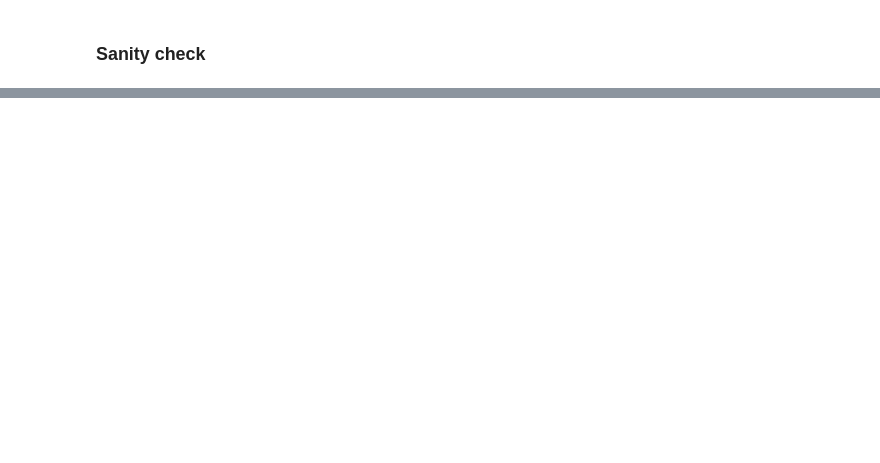
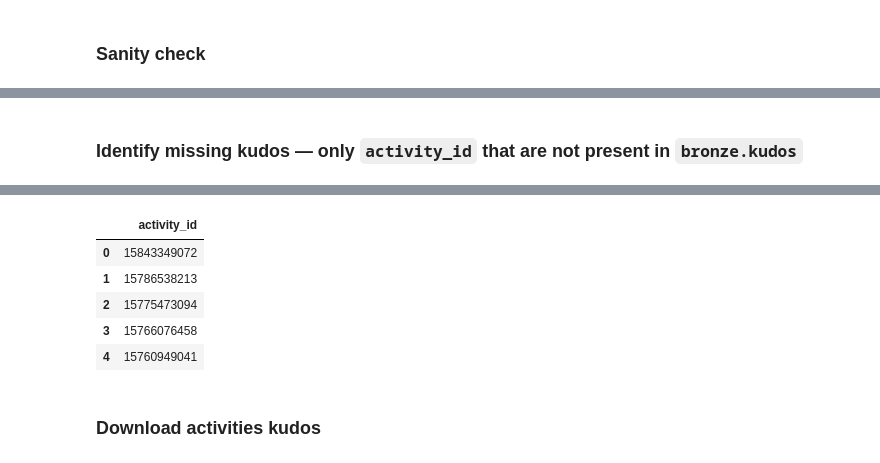
Before and after one commit to lowickib/Strava-Analytics, a Jupyter notebook: 1_API_and_Bronze_Layer.ipynb, the cells around one changed output, grey strips where cells are left out. Drawn from its saved outputs; the diff is of its cells as text; code cells hidden in the pictures; blank space fills up the shorter version.

```diff
--- a/1_API_and_Bronze_Layer.ipynb
+++ b/1_API_and_Bronze_Layer.ipynb
@@ -24,6 +24,7 @@ load_dotenv()
 AUTH_URL = os.getenv('AUTH_URL')
 ACTIVITIES_URL = os.getenv('ACTIVITIES_URL')
 ACTIVITY_DETAIL_URL_TMPL = os.getenv('ACTIVITY_DETAIL_URL_TMPL')
+ACTIVITY_KUDOS_URL_TMPL = os.getenv('ACTIVITY_KUDOS_URL_TMPL')
 
 # API keys
 CLIENT_ID = os.getenv('CLIENT_ID')
@@ -37,6 +38,7 @@ DB_URI = os.getenv('DB_URI')
 TARGET_B_SCHEMA = os.getenv('TARGET_B_SCHEMA')
 ACTIVITIES_B_TABLE = os.getenv('ACTIVITIES_B_TABLE')
 DETAILS_B_TABLE = os.getenv('DETAILS_B_TABLE')
+KUDOS_B_TABLE = os.getenv('KUDOS_B_TABLE')
 
 # Pagination
 PER_PAGE = int(os.getenv('PER_PAGE'))
@@ -598,7 +598,7 @@ else:
 
   # 1) Check if table exists in PostgreSQL
   if not insp.has_table(table_name=DETAILS_B_TABLE, schema=TARGET_B_SCHEMA):
-    details_df_new[0].to_sql(
+    details_df_new.head(0).to_sql(
       DETAILS_B_TABLE,
       engine,
       schema=TARGET_B_SCHEMA,
@@ -705,0 +679,15 @@ df2
+# %% [markdown]
+### Identify missing kudos — only `activity_id` that are not present in `bronze.kudos`
+# %%
+with engine.begin() as conn:
+  conn.execute(text(f"""
+    CREATE TABLE IF NOT EXISTS {TARGET_B_SCHEMA}.{KUDOS_B_TABLE} (id TEXT PRIMARY KEY, activity_id BIGINT)
+"""))
+  existing_ids_kudos = pd.read_sql(text(f"SELECT activity_id FROM {TARGET_B_SCHEMA}.{KUDOS_B_TABLE}"), conn)
+  existing_ids_kudos_set = set(existing_ids_kudos['activity_id'].astype('Int64').dropna().to_list())
+
+all_ids_kudos_set = set(activities_df['id'].astype('Int64').dropna().to_list())
+missing_ids_kudos = sorted(all_ids_kudos_set - existing_ids_kudos_set, reverse=True)
+logging.info(f"Missing kudos of {len(missing_ids_kudos)} activities")
+pd.DataFrame({'activity_id': missing_ids_kudos}).head()
+# %% [output]
@@ -705,0 +695,8 @@ df2
+|  | activity_id |
+| 0 | 15843349072 |
+| 1 | 15786538213 |
+| 2 | 15775473094 |
+| 3 | 15766076458 |
+| 4 | 15760949041 |
+# %% [markdown]
+### Download activities kudos
```
Also changed, not shown: parts of 23 cells of this notebook, 1 other file.
